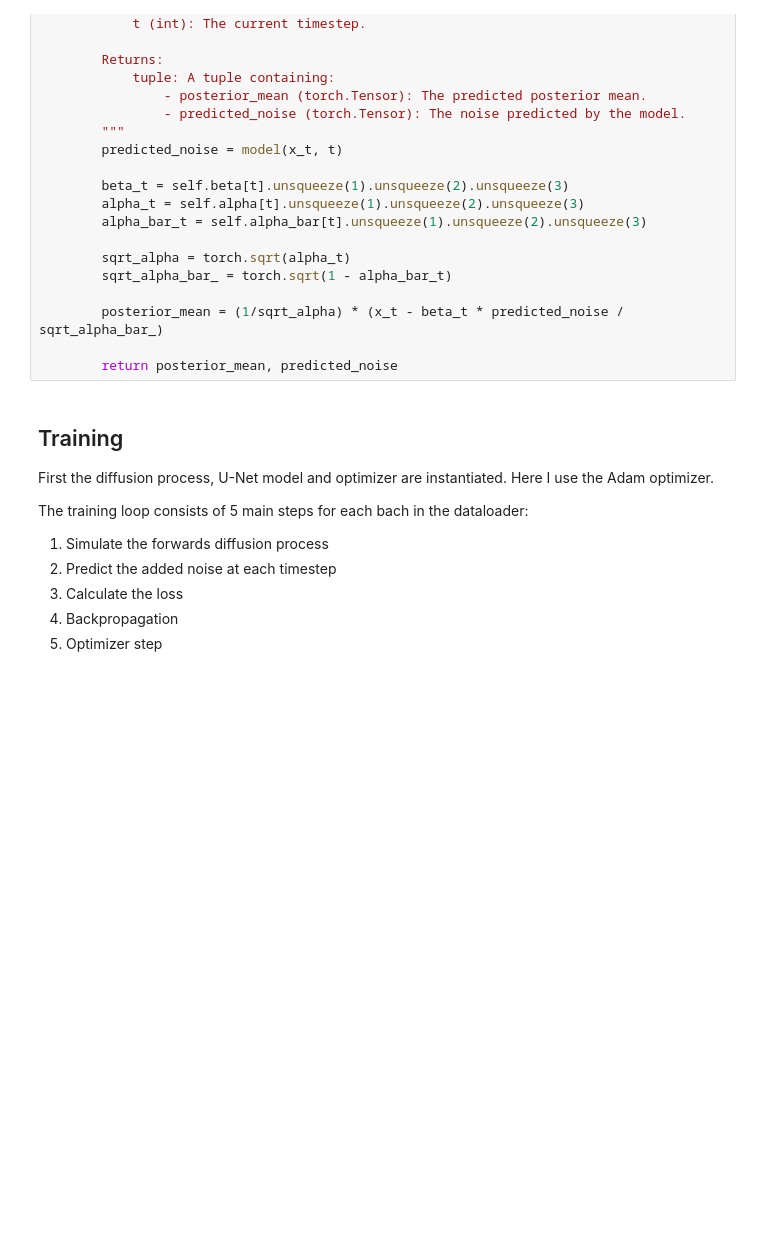
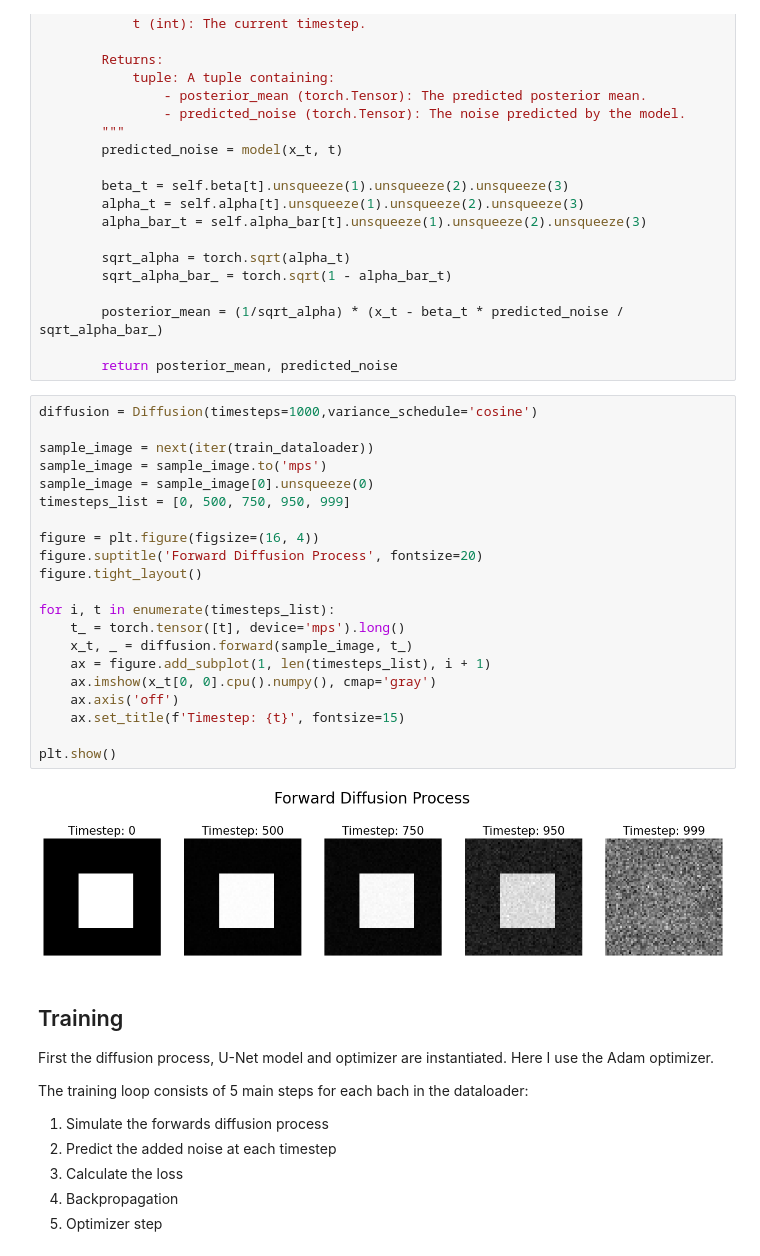
Before and after one commit to maruand/Basic-Diffusion-Model-Demo, a Jupyter notebook: diffusion_patterns.ipynb, the cells around one changed output. Saved outputs shown, nothing was run; the diff lists cells and outputs as text; blank space fills up the shorter version.

```diff
--- a/diffusion_patterns.ipynb
+++ b/diffusion_patterns.ipynb
@@ -453,6 +467,29 @@ class Diffusion:
         posterior_mean = (1/sqrt_alpha) * (x_t - beta_t * predicted_noise / sqrt_alpha_bar_)
 
         return posterior_mean, predicted_noise
+# %%
+diffusion = Diffusion(timesteps=1000,variance_schedule='cosine')
+
+sample_image = next(iter(train_dataloader))
+sample_image = sample_image.to('mps')
+sample_image = sample_image[0].unsqueeze(0)
+timesteps_list = [0, 500, 750, 950, 999]
+
+figure = plt.figure(figsize=(16, 4))
+figure.suptitle('Forward Diffusion Process', fontsize=20)
+figure.tight_layout()
+
+for i, t in enumerate(timesteps_list):
+    t_ = torch.tensor([t], device='mps').long()
+    x_t, _ = diffusion.forward(sample_image, t_)
+    ax = figure.add_subplot(1, len(timesteps_list), i + 1)
+    ax.imshow(x_t[0, 0].cpu().numpy(), cmap='gray')
+    ax.axis('off')
+    ax.set_title(f'Timestep: {t}', fontsize=15)
+
+plt.show()
+# %% [output]
+[figure, added]
 # %% [markdown]
 ## Training
 
```
Also changed, not shown: parts of 16 cells of this notebook.
